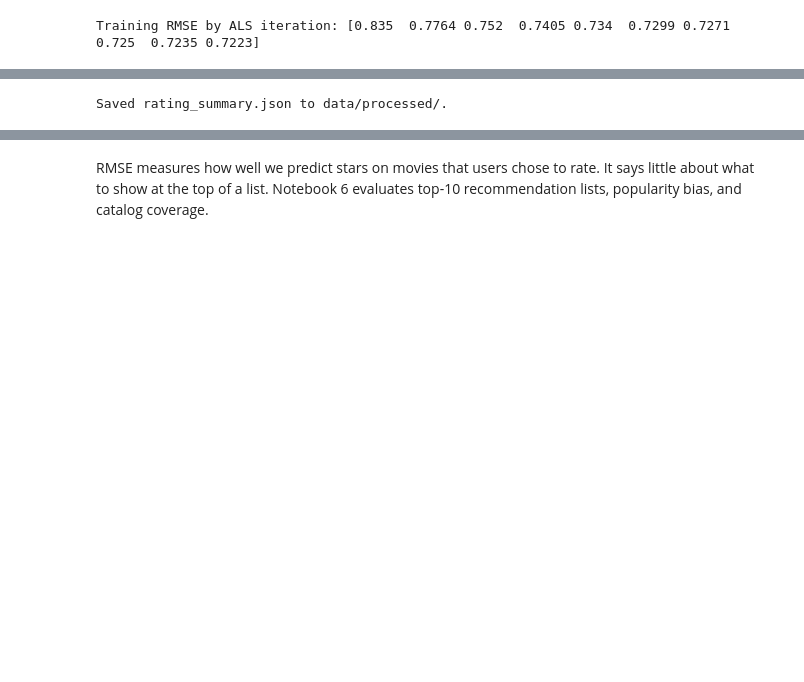
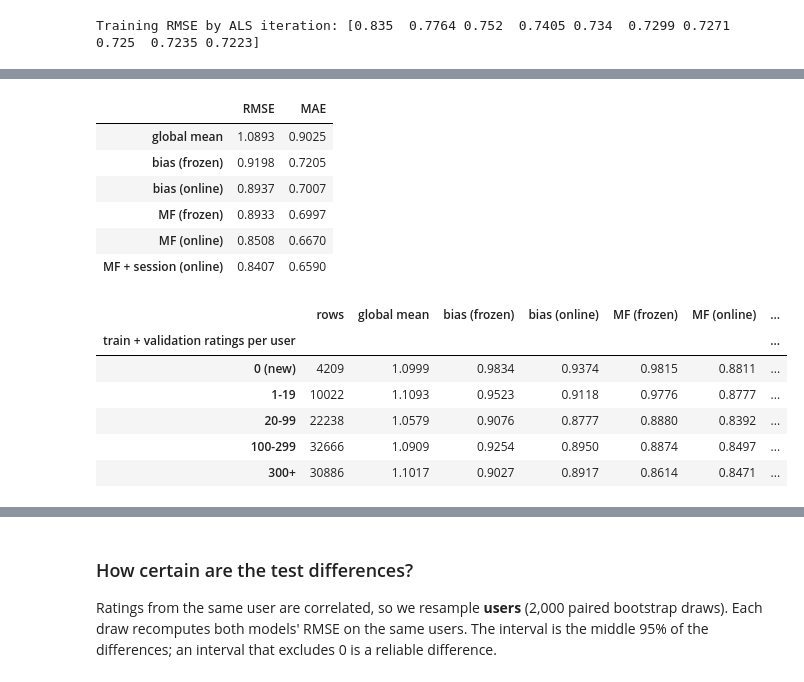
Before and after one commit to zaeem886/cinecue, a Jupyter notebook: notebooks/05_matrix_factorization.ipynb, the cells around one changed output, grey strips where cells are left out. Drawn from its saved outputs; the diff is of its cells as text; code cells hidden in the pictures; blank space fills up the shorter version.

```diff
--- a/notebooks/05_matrix_factorization.ipynb
+++ b/notebooks/05_matrix_factorization.ipynb
@@ -258,15 +256,42 @@ display(Markdown(
 # %%
-summary = {
-    "bias": bias_params,
-    "mf": {"factors": int(best.factors), "reg": float(best.reg), "n_iter": 10, "seed": 0},
-    "context": {"kept": use_context, "validation_online_gain": float(context_gain),
-                "grid": context.to_dict(orient="records")},
-    "mf_grid": grid.drop(columns="seconds").to_dict(orient="records"),
-    "validation": validation_results.to_dict(orient="index"),
-    "test": test_results.to_dict(orient="index"),
-    "test_by_user_history": test_by_user.reset_index(names="segment").to_dict(orient="records"),
-    "test_by_movie_history": test_by_movie.reset_index(names="segment").to_dict(orient="records")}
-(PROCESSED / "rating_summary.json").write_text(json.dumps(summary, indent=2) + "\n", encoding="utf-8")
-print("Saved rating_summary.json to data/processed/.")
+history = pd.concat([train, validation], ignore_index=True)
+final_models = {
+    "global mean": GlobalMean().fit(history.user_id, history.movie_id, history.rating),
+    "bias": BiasModel(**bias_params).fit(history.user_id, history.movie_id, history.rating),
+    "MF": MatrixFactorization(factors=int(best.factors), reg=float(best.reg), n_iter=10).fit(
+        history.user_id, history.movie_id, history.rating)}
+test_predictions = {"global mean": final_models["global mean"].predict(test.user_id, test.movie_id)}
+for name in ["bias", "MF"]:
+    test_predictions[f"{name} (frozen)"] = final_models[name].predict(test.user_id, test.movie_id)
+    test_predictions[f"{name} (online)"] = online_predict(final_models[name], history, test)
+if use_utc:
+    offsets = ContextOffsets([("user_id", "is_weekend_utc"), ("movie_id", "daypart_utc")],
+                             reg=int(utc_grid.loc[utc_grid["online RMSE"].idxmin(), "context reg"]))
+    WithContext(final_models["MF"], offsets).fit(history)
+    test_predictions["MF + UTC (online)"] = np.clip(test_predictions["MF (online)"] + offsets.predict(test), 1, 5)
+if use_session:
+    online_mf = test_predictions["MF (online)"]
+    test_predictions["MF + session (online)"] = np.clip(
+        online_mf + session_offsets(test, online_mf, SESSION_GAP, SESSION_REG), 1, 5)
+test_results = overall(test.rating, test_predictions)
+test_labels = segment_labels(test, history)
+test_by_user = by_segment(test.rating, test_predictions, test_labels["user history"])
+test_by_movie = by_segment(test.rating, test_predictions, test_labels["movie history"])
+display(test_results)
+display(test_by_user.rename_axis("train + validation ratings per user"))
+display(test_by_movie.rename_axis("train + validation ratings per movie"))
 # %% [output]
-Saved rating_summary.json to data/processed/.
+|  | RMSE | MAE |
+| global mean | 1.0893 | 0.9025 |
+| bias (frozen) | 0.9198 | 0.7205 |
+| bias (online) | 0.8937 | 0.7007 |
+| MF (frozen) | 0.8933 | 0.6997 |
+| MF (online) | 0.8508 | 0.6670 |
+| MF + session (online) | 0.8407 | 0.6590 |
+|  | rows | global mean | bias (frozen) | bias (online) | MF (frozen) | MF (online) | ... |
+| train + validation ratings per user |  |  |  |  |  |  | ... |
+| 0 (new) | 4209 | 1.0999 | 0.9834 | 0.9374 | 0.9815 | 0.8811 | ... |
+| 1-19 | 10022 | 1.1093 | 0.9523 | 0.9118 | 0.9776 | 0.8777 | ... |
+| 20-99 | 22238 | 1.0579 | 0.9076 | 0.8777 | 0.8880 | 0.8392 | ... |
+| 100-299 | 32666 | 1.0909 | 0.9254 | 0.8950 | 0.8874 | 0.8497 | ... |
+| 300+ | 30886 | 1.1017 | 0.9027 | 0.8917 | 0.8614 | 0.8471 | ... |
@@ -273,4 +305,6 @@ Saved rating_summary.json to data/processed/.
 # %% [markdown]
-RMSE measures how well we predict stars on movies that users chose to rate. It says
-little about what to show at the top of a list. Notebook 6 evaluates top-10
-recommendation lists, popularity bias, and catalog coverage.
+### How certain are the test differences?
+
+Ratings from the same user are correlated, so we resample **users** (2,000 paired
+bootstrap draws). Each draw recomputes both models' RMSE on the same users. The interval
+is the middle 95% of the differences; an interval that excludes 0 is a reliable difference.
```
Also changed, not shown: parts of 16 cells of this notebook.
